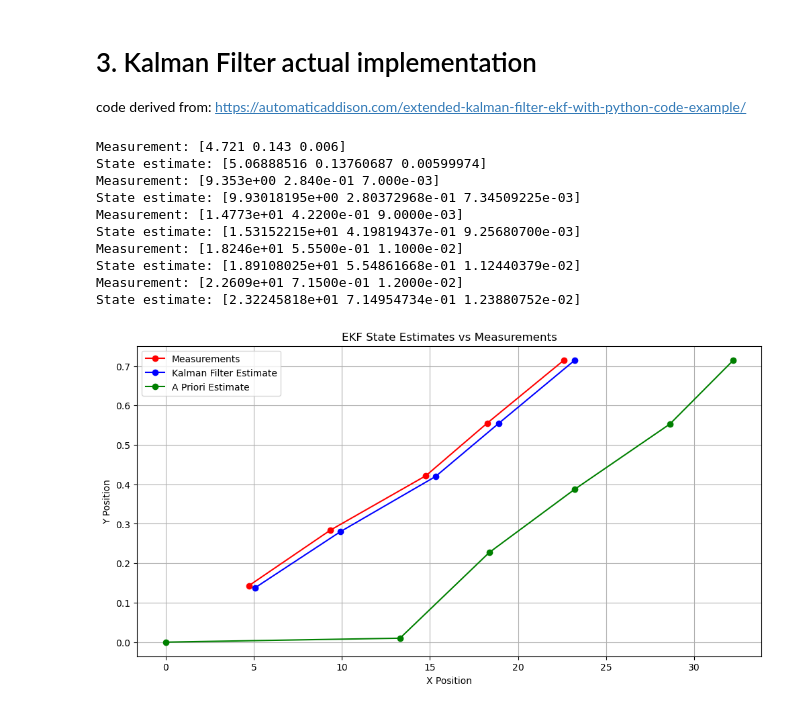
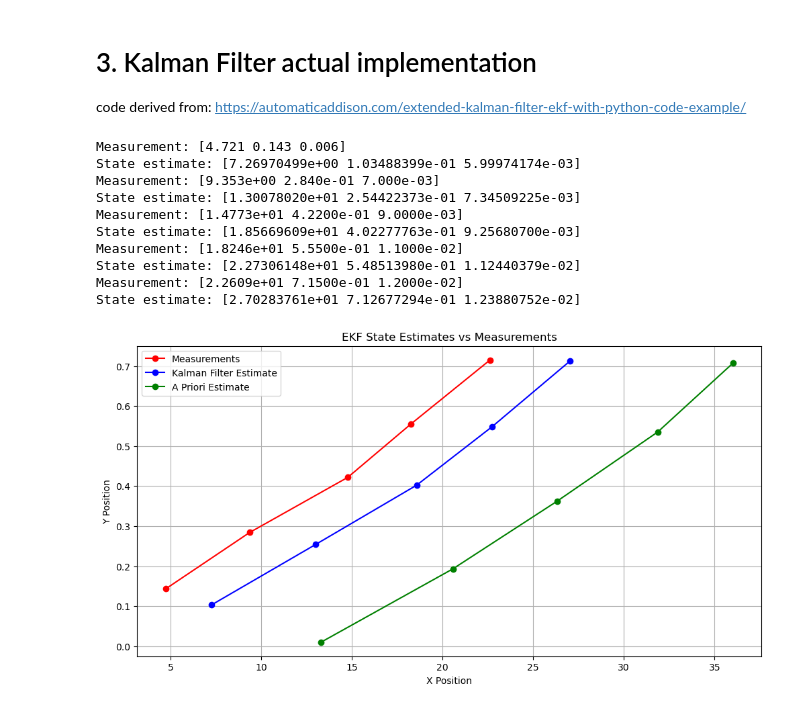
Before and after one commit to cafourni/Mobile-Robotics-Project, a Jupyter notebook: kalman_filtering.ipynb, the cells around one changed output. Saved outputs shown, nothing was run; the diff lists cells and outputs as text; code cells hidden in the pictures.

```diff
--- a/kalman_filtering.ipynb
+++ b/kalman_filtering.ipynb
@@ -169,7 +169,7 @@ H =
 code derived from: https://automaticaddison.com/extended-kalman-filter-ekf-with-python-code-example/
 # %%
 import matplotlib.pyplot as plt
-
+camera_obstructed = 0
 # Extended Kalman Filter Code
 
 # A matrix
@@ -191,8 +191,8 @@ H_k = np.array([[1.0, 0, 0],
                 [0, 0, 1.0]])
 
 # Sensor measurement noise covariance matrix R_k
-R_k= np.array([[0.01, 0, 0],
-               [0, 0.01, 0],
+R_k= np.array([[0.1, 0, 0],
+               [0, 0.1, 0],
                [0, 0, 0.00001]]) #TO BE CHANGED AFTER MEASUREMENTS
 
 # Sensor noise
@@ -213,6 +213,7 @@ def ekf(z_k_observation_vector, state_estimate_k_minus_1,
     state_estimate_k_priori = A_k_minus_1 @ state_estimate_k_minus_1 + \
                               getB(state_estimate_k_minus_1[2], dk) @ control_vector_k_minus_1 + \
                               process_noise_v_k_minus_1
+    state_estimate_k_priori[2] = np.mod(state_estimate_k_priori[2], 2*np.pi)
 
     # Predict state covariance
     P_k = A_k_minus_1 @ P_k_minus_1 @ A_k_minus_1.T + Q_k
@@ -224,7 +225,10 @@ def ekf(z_k_observation_vector, state_estimate_k_minus_1,
     S_k = H_k @ P_k @ H_k.T + R_k
 
     # Kalman gain
-    K_k = P_k @ H_k.T @ np.linalg.pinv(S_k)
+    if camera_obstructed == 1:
+        K_k = np.zeros((3,3))
+    else:
+        K_k = P_k @ H_k.T @ np.linalg.pinv(S_k)
 
     # UPDATE state estimate
     state_estimate_k = state_estimate_k_priori + (K_k @ measurement_residual_y_k)
@@ -260,7 +264,7 @@ def main():
                             [0, 0, 0.1]])
 
     # Lists to store states
-    priori_estimates = [state_estimate_k_minus_1]
+    priori_estimates = []
     estimated_states = []
     measurements = []
 
@@ -277,36 +281,36 @@ def main():
         state_estimate_k_minus_1 = optimal_state_estimate_k
         P_k_minus_1 = covariance_estimate_k
 
         print('State estimate:', optimal_state_estimate_k)
 
     return np.array(priori_estimates), np.array(estimated_states), np.array(measurements)
 
 # Run main function and plot results
 
 
 # Run main function and plot results
 priori_estimates, estimated_states, measurements = main()
 
 # Plotting
 plt.figure(figsize=(12, 6))
 plt.plot(measurements[:, 0], measurements[:, 1], 'ro-', label='Measurements')
 plt.plot(estimated_states[:, 0], estimated_states[:, 1], 'bo-', label='Kalman Filter Estimate')
 plt.plot(priori_estimates[:, 0], priori_estimates[:, 1], 'go-', label='A Priori Estimate') # new line for a priori estimates
 plt.title('EKF State Estimates vs Measurements')
 plt.xlabel('X Position')
 plt.ylabel('Y Position')
 plt.legend()
 plt.grid(True)
 plt.show()
 # %% [output]
 Measurement: [4.721 0.143 0.006]
-State estimate: [5.06888516 0.13760687 0.00599974]
+State estimate: [7.26970499e+00 1.03488399e-01 5.99974174e-03]
 Measurement: [9.353e+00 2.840e-01 7.000e-03]
-State estimate: [9.93018195e+00 2.80372968e-01 7.34509225e-03]
+State estimate: [1.30078020e+01 2.54422373e-01 7.34509225e-03]
 Measurement: [1.4773e+01 4.2200e-01 9.0000e-03]
-State estimate: [1.53152215e+01 4.19819437e-01 9.25680700e-03]
+State estimate: [1.85669609e+01 4.02277763e-01 9.25680700e-03]
 Measurement: [1.8246e+01 5.5500e-01 1.1000e-02]
-State estimate: [1.89108025e+01 5.54861668e-01 1.12440379e-02]
+State estimate: [2.27306148e+01 5.48513980e-01 1.12440379e-02]
 Measurement: [2.2609e+01 7.1500e-01 1.2000e-02]
-State estimate: [2.32245818e+01 7.14954734e-01 1.23880752e-02]
+State estimate: [2.70283761e+01 7.12677294e-01 1.23880752e-02]
-[figure, old version]
+[figure, new version]
```
Also changed, not shown: 1 other file.
